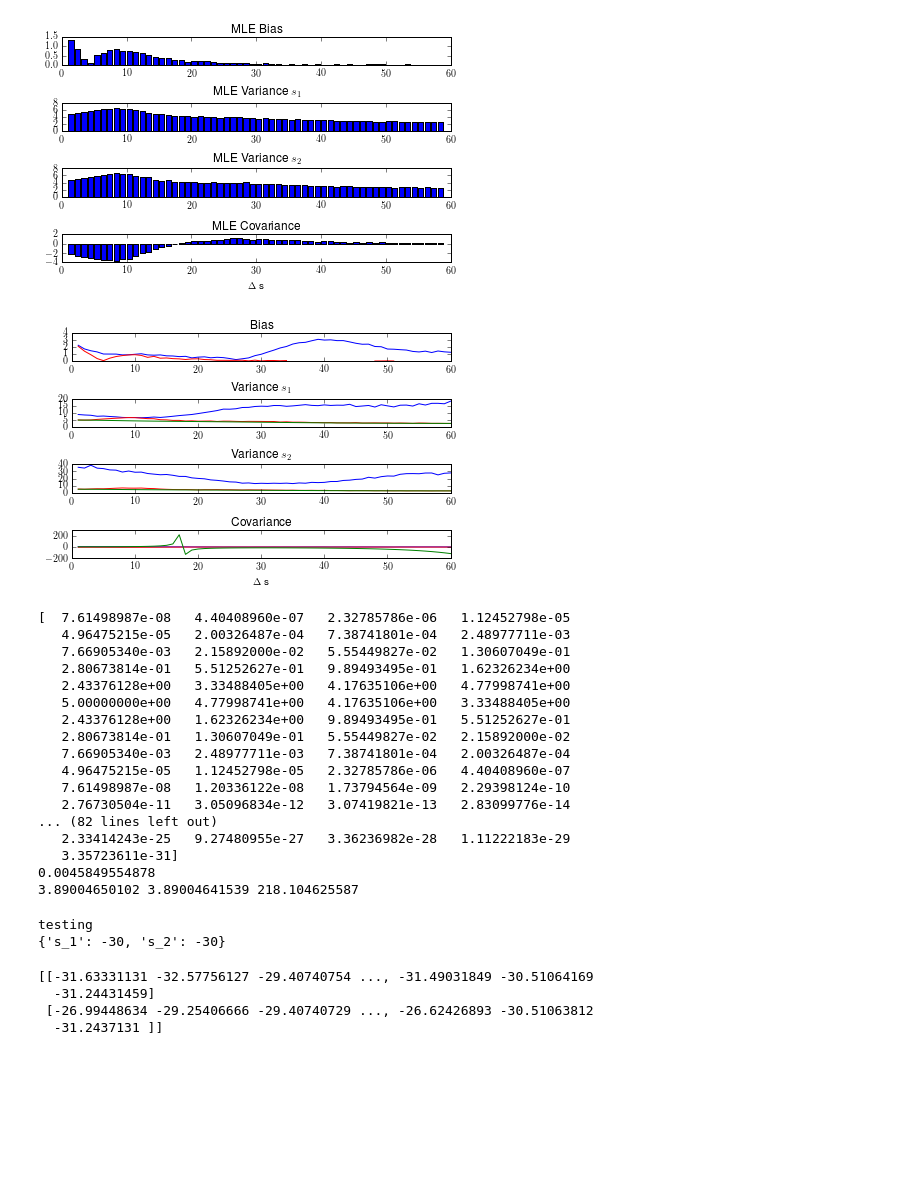
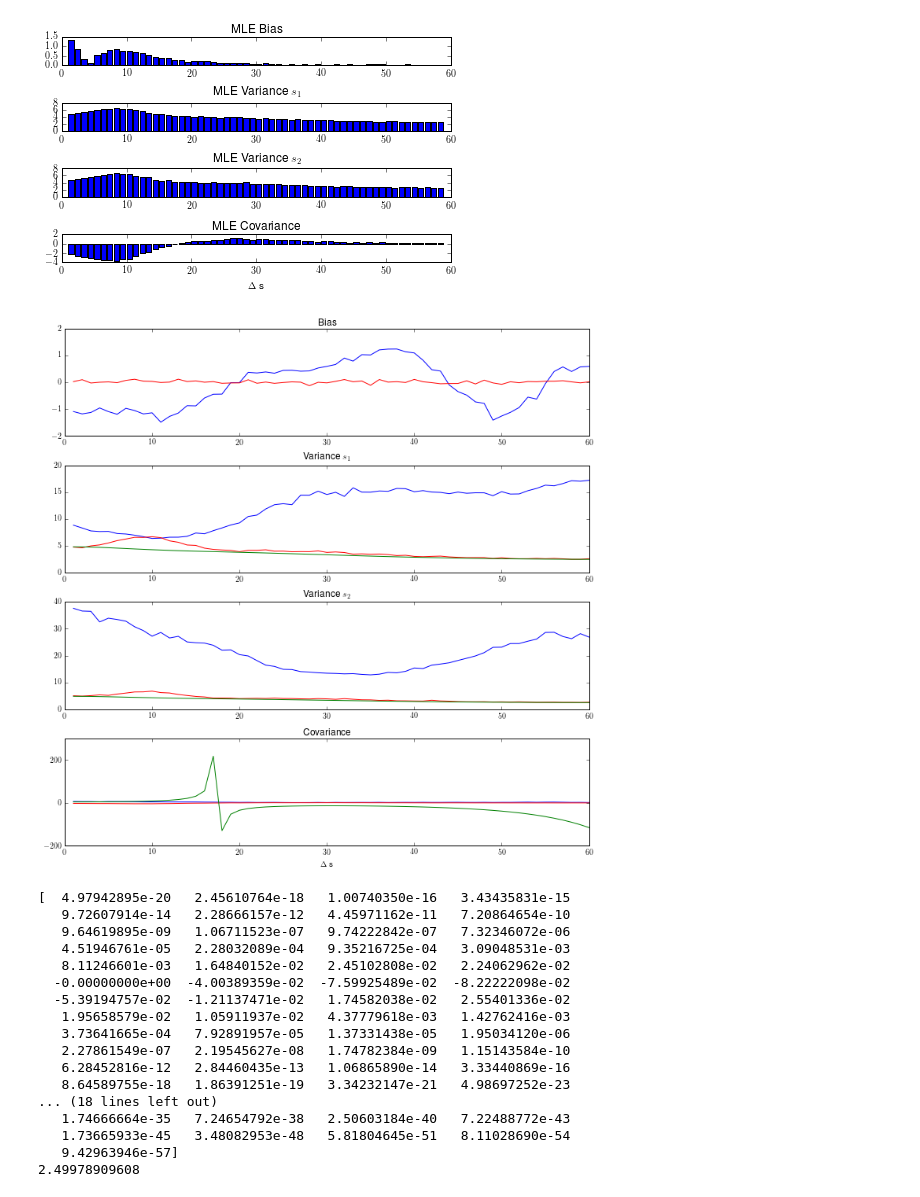
Before and after one commit to NYUMaLab/Divisive_Normalization_Project, a Jupyter notebook: Code/Demixing/Demixing DNN.ipynb, the cells around one changed output. Saved outputs shown, nothing was run; the diff lists cells and outputs as text; code cells hidden in the pictures; blank space fills up the shorter version.

Commit message:
correct bias/big plot

```diff
--- a/Code/Demixing/Demixing DNN.ipynb
+++ b/Code/Demixing/Demixing DNN.ipynb
@@ -637,8 +637,8 @@ fig.savefig('mse.pdf')
 [figure]
 # %%
 def get_statistics(s1, s2, nn_preds, opt_preds):
-    mse_nn = np.mean(np.square(nn_preds[0] - s1) + np.square(nn_preds[1] - s2))
-    mse_opt = np.mean(np.square(opt_preds[0] - s1) + np.square(opt_preds[1] - s2))
+    bias_nn = np.mean(nn_preds[0]) - s1 + np.mean(nn_preds[1]) - s2
+    bias_opt = np.mean(opt_preds[0]) - s1 + np.mean(opt_preds[1]) - s2
     covmat_nn = np.cov(nn_preds)
     covmat_opt = np.cov(opt_preds)
     var_s1_nn = covmat_nn[0, 0]
@@ -647,8 +647,6 @@ def get_statistics(s1, s2, nn_preds, opt_preds):
     var_s1_opt = covmat_opt[0, 0]
     var_s2_opt = covmat_opt[1, 1]
     cov_opt = covmat_opt[0, 1]
-    bias_nn = np.sqrt(mse_nn - (var_s1_nn + var_s2_nn))
-    bias_opt = np.sqrt(mse_opt - (var_s1_opt + var_s2_opt))
     nn_stats = {'bias': bias_nn, 'var_s1': var_s1_nn, 'var_s2': var_s2_nn, 'cov': cov_nn}
     opt_stats = {'bias': bias_opt, 'var_s1': var_s1_opt, 'var_s2': var_s2_opt, 'cov': cov_opt}
     return nn_stats, opt_stats
@@ -658,5 +652,0 @@ testing
-# %%
-s1 = -30
-s2 = 30
-nn_preds, opt_preds = test_models(s1, s2, nn2, nnx2, sm)
-get_statistics(s1, s2, nn_preds, opt_preds)
@@ -765,31 +744,31 @@ fig.savefig('opt_statistics.pdf')
 # %%
 f, (ax1, ax2, ax3, ax4) = plt.subplots(4)
 ax1.plot(range(1, 61), bias_nn, c='b', label='Neural Net')
 ax2.plot(range(1, 61), var_s1_nn, c='b', label='Neural Net')
 ax3.plot(range(1, 61), var_s2_nn, c='b', label='Neural Net')
 ax4.plot(range(1, 61), cov_nn, c='b', label='Neural Net')
 ax1.plot(range(1, 61), bias_opt, c='r', label='MLE')
 ax2.plot(range(1, 61), var_s1_opt, c='r', label='MLE')
 ax3.plot(range(1, 61), var_s2_opt, c='r', label='MLE')
 ax4.plot(range(1, 61), cov_opt, c='r', label='MLE')
 ax2.plot(range(1, 61), var_s1_fisher, c='g', label='Fisher')
 ax3.plot(range(1, 61), var_s2_fisher, c='g', label='Fisher')
 ax4.plot(range(1, 61), cov_fisher, c='g', label='Fisher')
 ax1.locator_params(axis = 'y', nbins = 4)
 ax2.locator_params(axis = 'y', nbins = 4)
 ax3.locator_params(axis = 'y', nbins = 4)
 ax4.locator_params(axis = 'y', nbins = 4)
 #ax1.legend()
 ax1.set_title("Bias")
 ax2.set_title(r'Variance $s_1$')
 ax3.set_title(r'Variance $s_2$')
 ax4.set_title('Covariance')
 ax4.set_xlabel(r'$\Delta$ s')
-#f = plt.figure(figsize=(10,10))
+f.set_size_inches(10,10)
 plt.tight_layout()
 fig.savefig('nn_statistics.pdf')
 # %% [output]
-[figure, old version]
+[figure, new version]
 # %%
 def fisher_inf(s_0, s_1, c_0, c_1):
     fs_0 = np.exp(-np.square((np.transpose(np.tile(s_0, (nneuron, 1))) - sprefs))/(2 * sigtc_sq))[0]
@@ -798,49 +777,35 @@ def fisher_inf(s_0, s_1, c_0, c_1):
     fs_1 = np.exp(-np.square((np.transpose(np.tile(s_1, (nneuron, 1))) - sprefs))/(2 * sigtc_sq))[0]
     qs_1 = r_max * c_1 * fs_1
     df_s1 = ((-s_1 + sprefs)/sigtc_sq) * qs_1
-    print qs_0
-    print df_s0
     print df_s0 * df_s1
     Q = qs_0 + qs_1
     Q_inv = 1/Q
-    print Q_inv
-    print np.square(df_s1) * Q_inv
-    print df_s0 * df_s1 * Q_inv
-    print np.sum(df_s0 * df_s1 * Q_inv)
     J_11 = np.sum(np.square(df_s0) * Q_inv)
     J_22 = np.sum(np.square(df_s1) * Q_inv)
     J_12 = J_21 = np.sum(df_s0 * df_s1 * Q_inv)
     return J_11, J_22, J_12, J_21
 
 J11, J22, J12, _ = fisher_inf(-30, -14, .5, .5)
-print 1/J11, 1/J22, 1/J12
+var, cov = 1/J11, 1/J12
+print cov/var
+J11, J22, J12, _ = fisher_inf(-30, -20, .5, .5)
+var, cov = 1/J11, 1/J12
+print cov/var
 # %% [output]
-[  7.61498987e-08   4.40408960e-07   2.32785786e-06   1.12452798e-05
-   4.96475215e-05   2.00326487e-04   7.38741801e-04   2.48977711e-03
-   7.66905340e-03   2.15892000e-02   5.55449827e-02   1.30607049e-01
-   2.80673814e-01   5.51252627e-01   9.89493495e-01   1.62326234e+00
-   2.43376128e+00   3.33488405e+00   4.17635106e+00   4.77998741e+00
-   5.00000000e+00   4.77998741e+00   4.17635106e+00   3.33488405e+00
-   2.43376128e+00   1.62326234e+00   9.89493495e-01   5.51252627e-01
-   2.80673814e-01   1.30607049e-01   5.55449827e-02   2.15892000e-02
-   7.66905340e-03   2.48977711e-03   7.38741801e-04   2.00326487e-04
-   4.96475215e-05   1.12452798e-05   2.32785786e-06   4.40408960e-07
-   7.61498987e-08   1.20336122e-08   1.73794564e-09   2.29398124e-10
-   2.76730504e-11   3.05096834e-12   3.07419821e-13   2.83099776e-14
-... (82 lines left out)
-   2.33414243e-25   9.27480955e-27   3.36236982e-28   1.11222183e-29
-   3.35723611e-31]
-0.0045849554878
-3.89004650102 3.89004641539 218.104625587
+[  4.97942895e-20   2.45610764e-18   1.00740350e-16   3.43435831e-15
+   9.72607914e-14   2.28666157e-12   4.45971162e-11   7.20864654e-10
+   9.64619895e-09   1.06711523e-07   9.74222842e-07   7.32346072e-06
+   4.51946761e-05   2.28032089e-04   9.35216725e-04   3.09048531e-03
+   8.11246601e-03   1.64840152e-02   2.45102808e-02   2.24062962e-02
+  -0.00000000e+00  -4.00389359e-02  -7.59925489e-02  -8.22222098e-02
+  -5.39194757e-02  -1.21137471e-02   1.74582038e-02   2.55401336e-02
+   1.95658579e-02   1.05911937e-02   4.37779618e-03   1.42762416e-03
+   3.73641665e-04   7.92891957e-05   1.37331438e-05   1.95034120e-06
+   2.27861549e-07   2.19545627e-08   1.74782384e-09   1.15143584e-10
+   6.28452816e-12   2.84460435e-13   1.06865890e-14   3.33440869e-16
+   8.64589755e-18   1.86391251e-19   3.34232147e-21   4.98697252e-23
+... (18 lines left out)
+   1.74666664e-35   7.24654792e-38   2.50603184e-40   7.22488772e-43
+   1.73665933e-45   3.48082953e-48   5.81804645e-51   8.11028690e-54
+   9.42963946e-57]
+2.49978909608
-# %%
-nn_preds, opt_preds = test_models(-30, -30, nn2, nnx2, sm)
-# %% [output]
-testing
-{'s_1': -30, 's_2': -30}
-# %%
-print opt_preds
-# %% [output]
-[[-31.63331131 -32.57756127 -29.40740754 ..., -31.49031849 -30.51064169
-  -31.24431459]
- [-26.99448634 -29.25406666 -29.40740729 ..., -26.62426893 -30.51063812
-  -31.2437131 ]]
```
Also changed, not shown: parts of 5 cells of this notebook, 1 other file.
